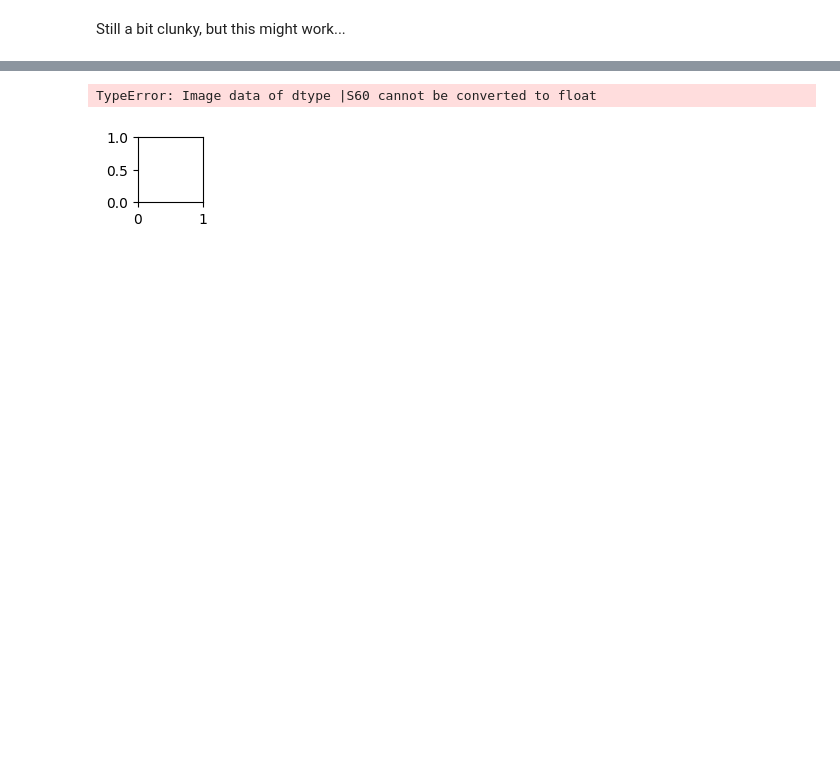
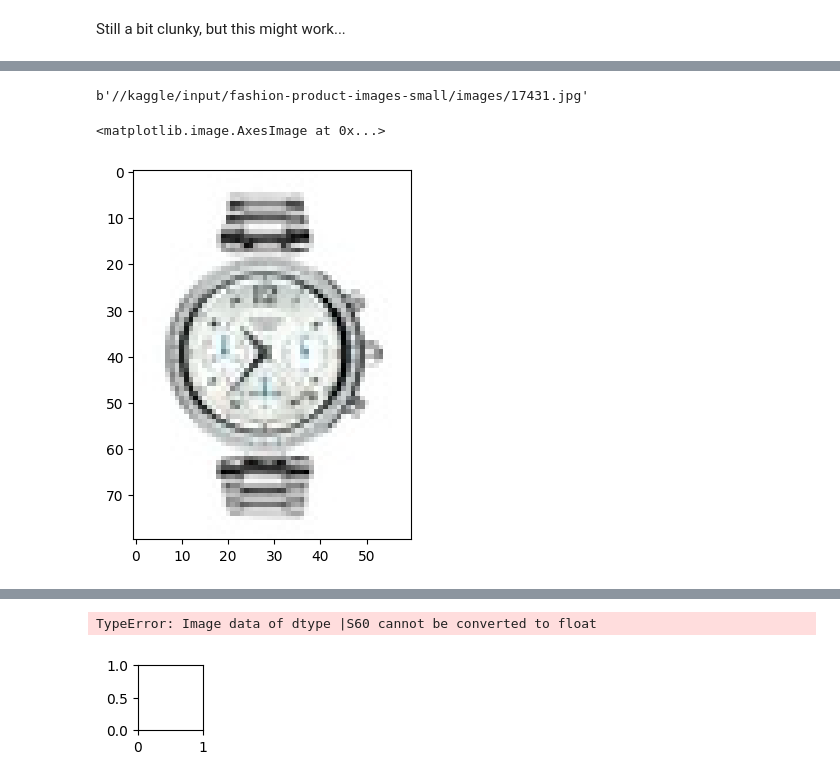
Before and after one commit to flyinacres/dimensionality, a Jupyter notebook: latent-spaces.ipynb, the cells around one changed output, grey strips where cells are left out. Saved outputs shown, nothing was run; the diff lists cells and outputs as text; code cells hidden in the pictures; blank space fills up the shorter version.

```diff
--- a/latent-spaces.ipynb
+++ b/latent-spaces.ipynb
@@ -182,0 +191,13 @@ b'//kaggle/input/fashion-product-images-small/images/39016.jpg'
+# %%
+tds=val_ds.take(45).as_numpy_iterator()
+elem = next(iter(tds))
+print(elem)
+# %% [output]
+b'//kaggle/input/fashion-product-images-small/images/17431.jpg'
+# %%
+import cv2 as cv
+img = cv.imread('//kaggle/input/fashion-product-images-small/images/17431.jpg')
+plt.imshow(img)
+# %% [output]
+<matplotlib.image.AxesImage at 0x...>
+[figure, added]
```
Also changed, not shown: parts of 9 cells of this notebook.
